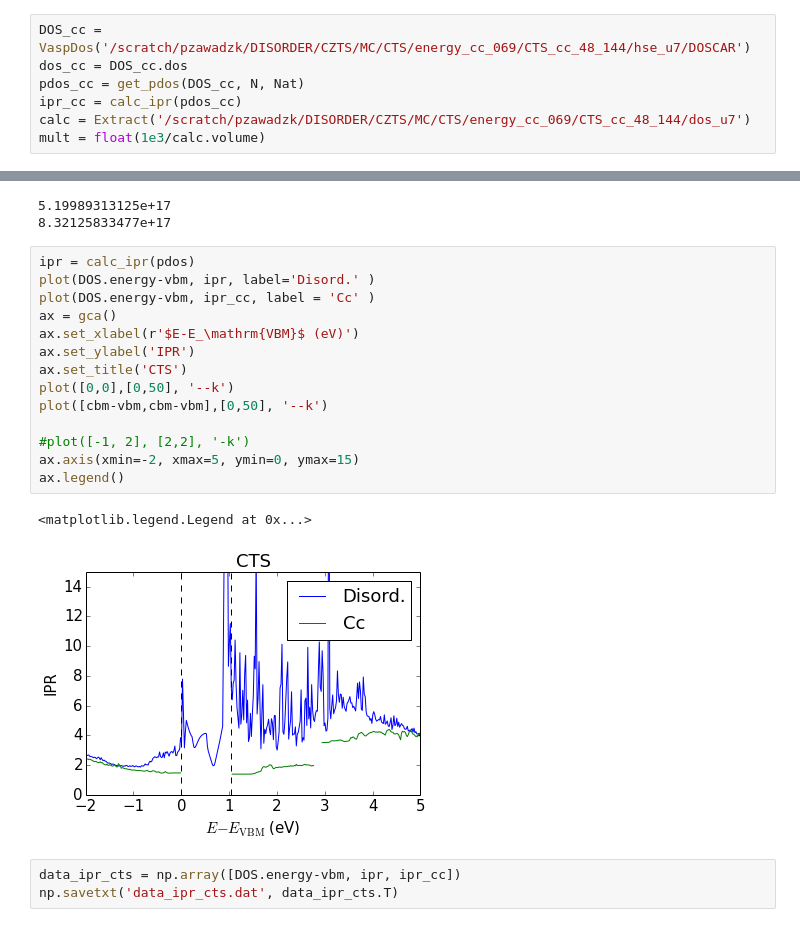
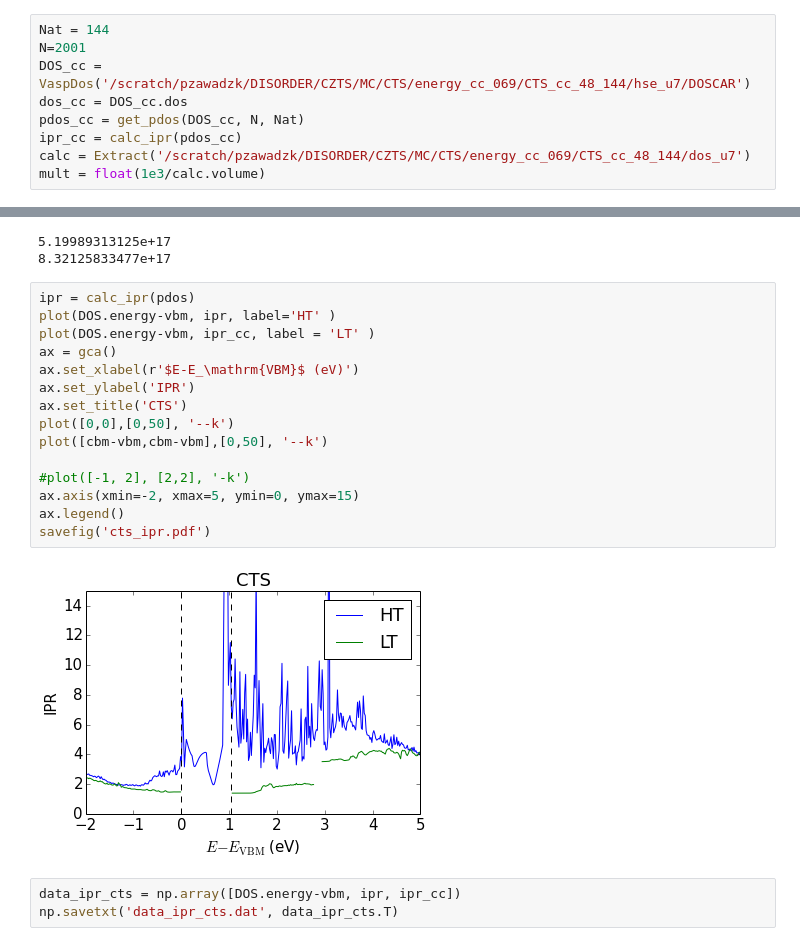
Before and after one commit to pzawadzk/IPython-NB-absorbers, a Jupyter notebook: P10_DOS_CTS_disorder.ipynb, the cells around one changed output, grey strips where cells are left out. Cells and saved outputs as stored; diff of their text form.

```diff
--- a/P10_DOS_CTS_disorder.ipynb
+++ b/P10_DOS_CTS_disorder.ipynb
@@ -30,6 +30,8 @@ def get_pdos(DOS, N, Nat):
             pdos[i] += DOS.site_dos(i, id)
     return pdos
 # %%
+Nat = 144
+N=2001
 DOS_cc = VaspDos('/scratch/pzawadzk/DISORDER/CZTS/MC/CTS/energy_cc_069/CTS_cc_48_144/hse_u7/DOSCAR')
 dos_cc = DOS_cc.dos
 pdos_cc = get_pdos(DOS_cc, N, Nat)
@@ -142,21 +144,21 @@ print Nstates_CB
 8.32125833477e+17
 # %%
 ipr = calc_ipr(pdos)
-plot(DOS.energy-vbm, ipr, label='Disord.' )
-plot(DOS.energy-vbm, ipr_cc, label = 'Cc' )
+plot(DOS.energy-vbm, ipr, label='HT' )
+plot(DOS.energy-vbm, ipr_cc, label = 'LT' )
 ax = gca()
 ax.set_xlabel(r'$E-E_\mathrm{VBM}$ (eV)')
 ax.set_ylabel('IPR')
 ax.set_title('CTS')
 plot([0,0],[0,50], '--k')
 plot([cbm-vbm,cbm-vbm],[0,50], '--k')
 
 #plot([-1, 2], [2,2], '-k')
 ax.axis(xmin=-2, xmax=5, ymin=0, ymax=15)
 ax.legend()
+savefig('cts_ipr.pdf')
 # %% [output]
-<matplotlib.legend.Legend at 0x...>
-[figure, old version]
+[figure, new version]
 # %%
 data_ipr_cts = np.array([DOS.energy-vbm, ipr, ipr_cc])
 np.savetxt('data_ipr_cts.dat', data_ipr_cts.T)
```
Also changed, not shown: parts of 1 cell of this notebook, 5 other files.
